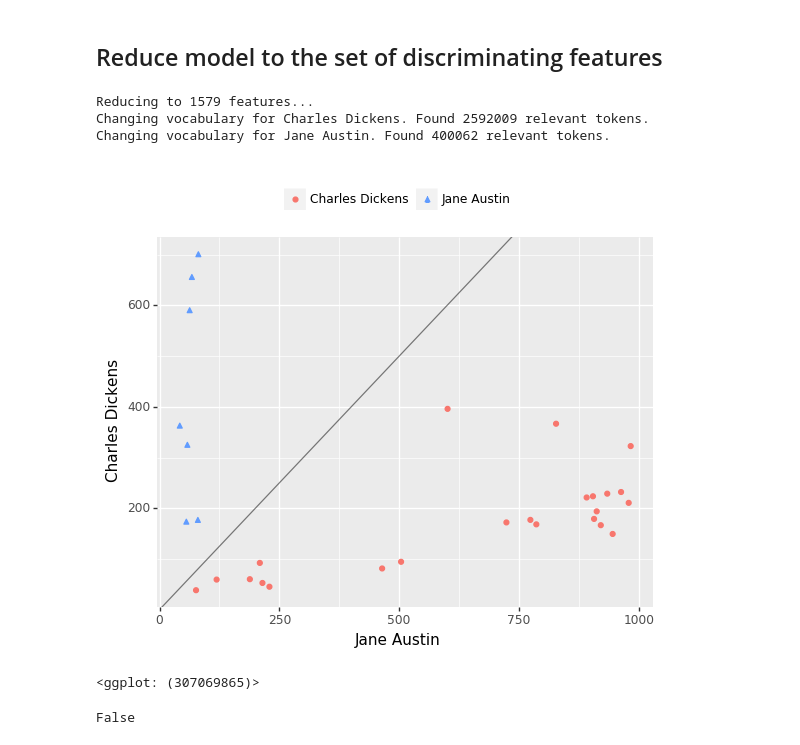
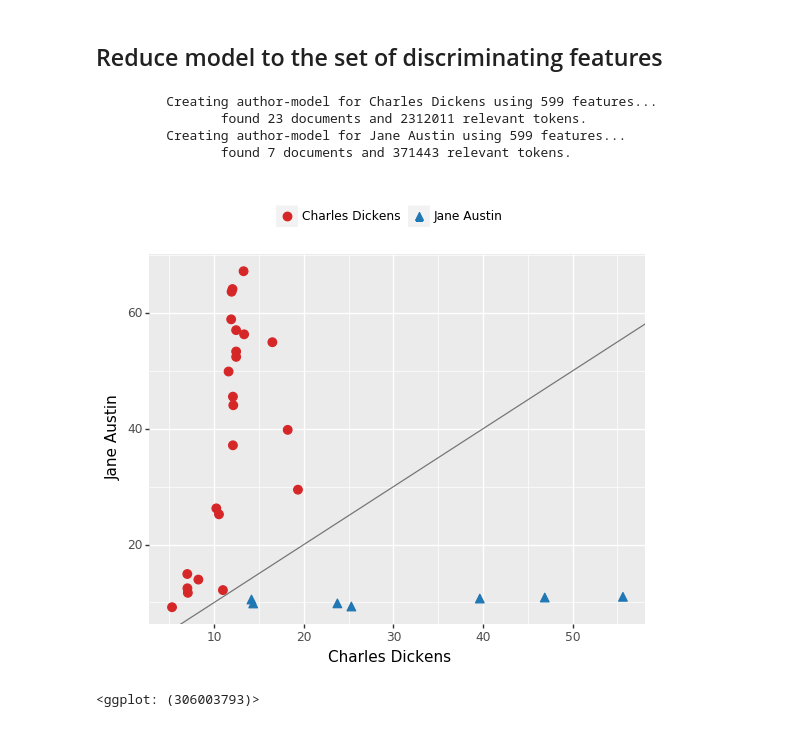
Before and after one commit to alonkipnis/AuthAttLib, a Jupyter notebook: Examples/AuthorshipAttribution_example.ipynb, the cells around one changed output. Drawn from its saved outputs; the diff is of its cells as text; code cells hidden in the pictures.

```diff
--- a/Examples/AuthorshipAttribution_example.ipynb
+++ b/Examples/AuthorshipAttribution_example.ipynb
@@ -121,19 +103,17 @@ print(p)
 # %% [markdown]
 <H2>Reduce model to the set of discriminating features</H2>
-# %%
-feat = model.reduce_features_from_author_pair('Charles Dickens', 'Jane Austin')
-# %% [output]
-Reducing to 1579 features...
-Changing vocabulary for Charles Dickens. Found 2592009 relevant tokens.
-Changing vocabulary for Jane Austin. Found 400062 relevant tokens.
+# %%
+disc_feat = df_desc.term.tolist()
 # %%
 #compute HC scores of document against each corpus
-df = model.internal_stats()
-plot_author_pair(df, value = 'HC', wrt_authors=('Jane Austin', 'Charles Dickens'))
+model_red = AuthorshipAttributionMulti(data=data, vocab = disc_feat)
+df = model_red.internal_stats()
+p = plot_author_pair(df, value = 'HC', wrt_authors=('Charles Dickens', 'Jane Austin'))
+print(p)
 # %% [output]
+         Creating author-model for Charles Dickens using 599 features...
+                found 23 documents and 2312011 relevant tokens.
+         Creating author-model for Jane Austin using 599 features...
+                found 7 documents and 371443 relevant tokens.
-[figure, old version]
+[figure, new version]
-<ggplot: (307069865)>
+<ggplot: (306003793)>
-# %%
-model._stbl
-# %% [output]
-False
```
Also changed, not shown: parts of 5 cells of this notebook, 3 other files.
